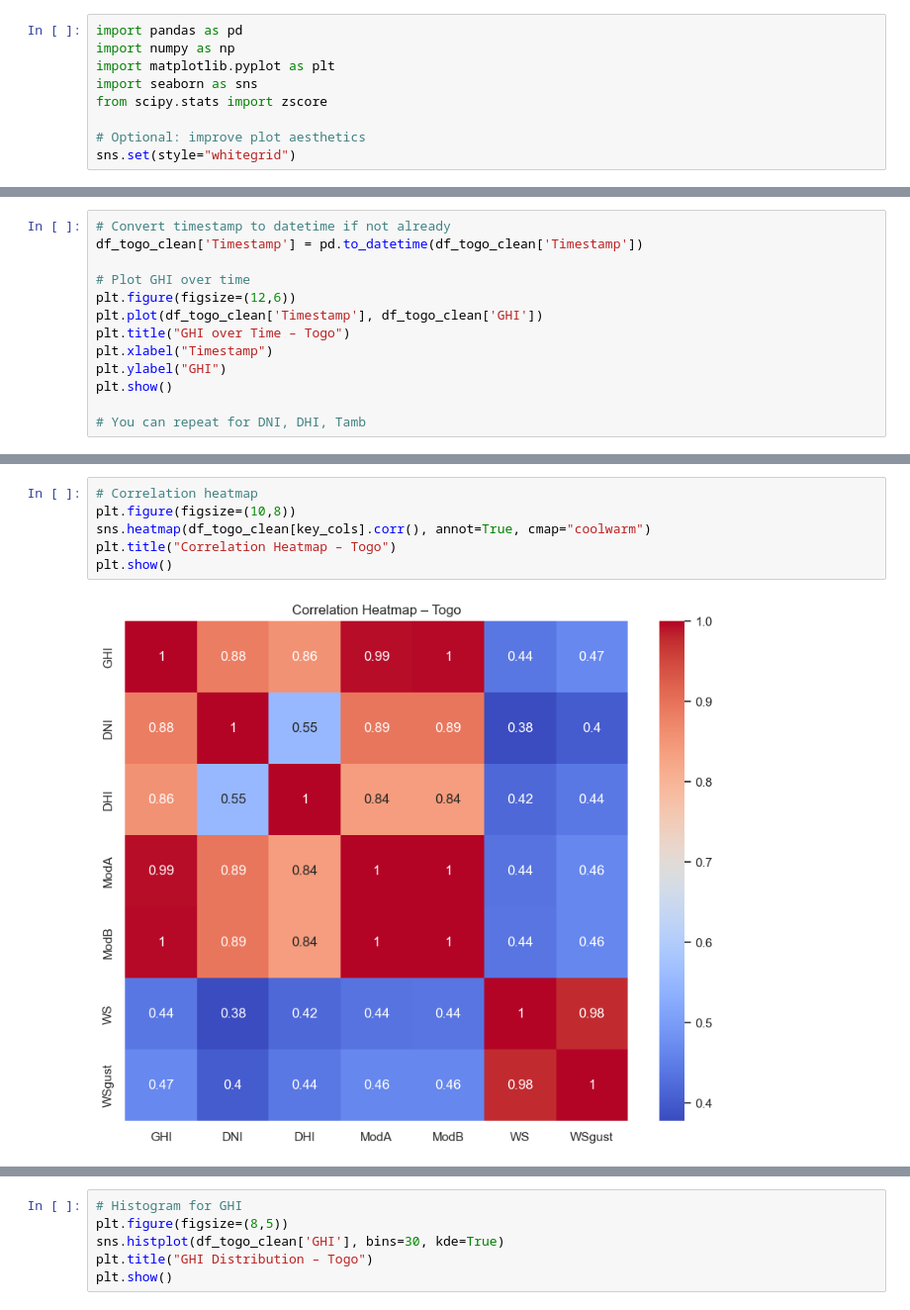
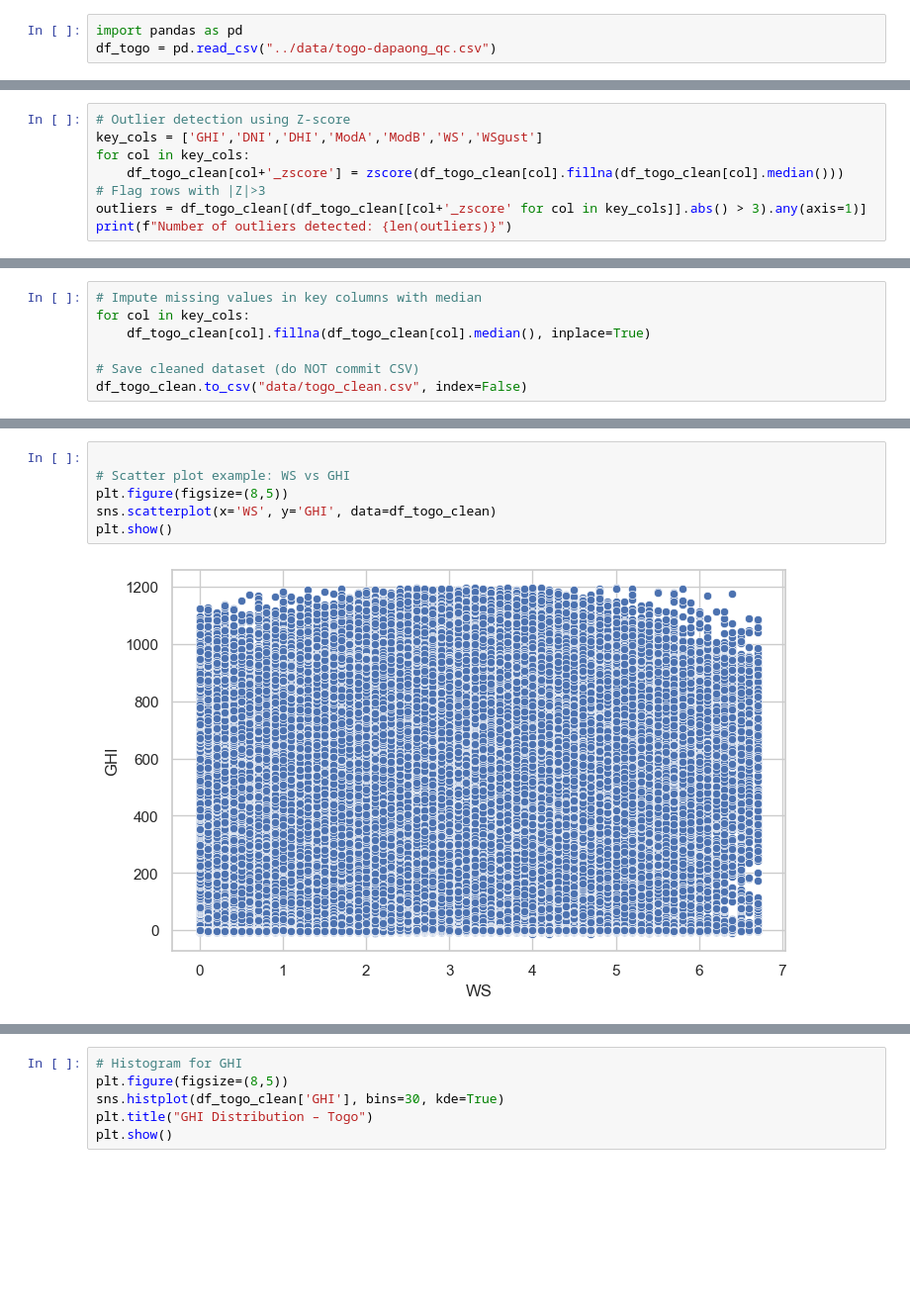
Before and after one commit to Newaznezif/solar-challenge-week0, a Jupyter notebook: notebooks/togo_eda.ipynb, the cells around one changed output, grey strips where cells are left out. Shown at 99% size. Cells and saved outputs as stored; diff of their text form; blank space fills up the shorter version.

Commit message:
feat: complete EDA for Togo dataset

```diff
--- a/notebooks/togo_eda.ipynb
+++ b/notebooks/togo_eda.ipynb
@@ -1,10 +1,4 @@
 # %%
 import pandas as pd
-import numpy as np
-import matplotlib.pyplot as plt
-import seaborn as sns
-from scipy.stats import zscore
-
-# Optional: improve plot aesthetics
-sns.set(style="whitegrid")
+df_togo = pd.read_csv("../data/togo-dapaong_qc.csv")
 # %%
@@ -81,0 +52,8 @@ Number of outliers detected: 9251
+# %%
+# Outlier detection using Z-score
+key_cols = ['GHI','DNI','DHI','ModA','ModB','WS','WSgust']
+for col in key_cols:
+    df_togo_clean[col+'_zscore'] = zscore(df_togo_clean[col].fillna(df_togo_clean[col].median()))
+# Flag rows with |Z|>3
+outliers = df_togo_clean[(df_togo_clean[[col+'_zscore' for col in key_cols]].abs() > 3).any(axis=1)]
+print(f"Number of outliers detected: {len(outliers)}")
@@ -82,14 +62,8 @@ Number of outliers detected: 9251
 # %%
-# Convert timestamp to datetime if not already
-df_togo_clean['Timestamp'] = pd.to_datetime(df_togo_clean['Timestamp'])
+# Impute missing values in key columns with median
+for col in key_cols:
+    df_togo_clean[col].fillna(df_togo_clean[col].median(), inplace=True)
 
-# Plot GHI over time
-plt.figure(figsize=(12,6))
-plt.plot(df_togo_clean['Timestamp'], df_togo_clean['GHI'])
-plt.title("GHI over Time – Togo")
-plt.xlabel("Timestamp")
-plt.ylabel("GHI")
-plt.show()
-
-# You can repeat for DNI, DHI, Tamb
+# Save cleaned dataset (do NOT commit CSV)
+df_togo_clean.to_csv("data/togo_clean.csv", index=False)
 # %% [output]
@@ -97,8 +90,8 @@ plt.show()
 # %%
-# Correlation heatmap
-plt.figure(figsize=(10,8))
-sns.heatmap(df_togo_clean[key_cols].corr(), annot=True, cmap="coolwarm")
-plt.title("Correlation Heatmap – Togo")
+
+# Scatter plot example: WS vs GHI
+plt.figure(figsize=(8,5))
+sns.scatterplot(x='WS', y='GHI', data=df_togo_clean)
 plt.show()
 # %% [output]
-[figure, old version]
+[figure, new version]
```
Also changed, not shown: parts of 11 cells of this notebook.
